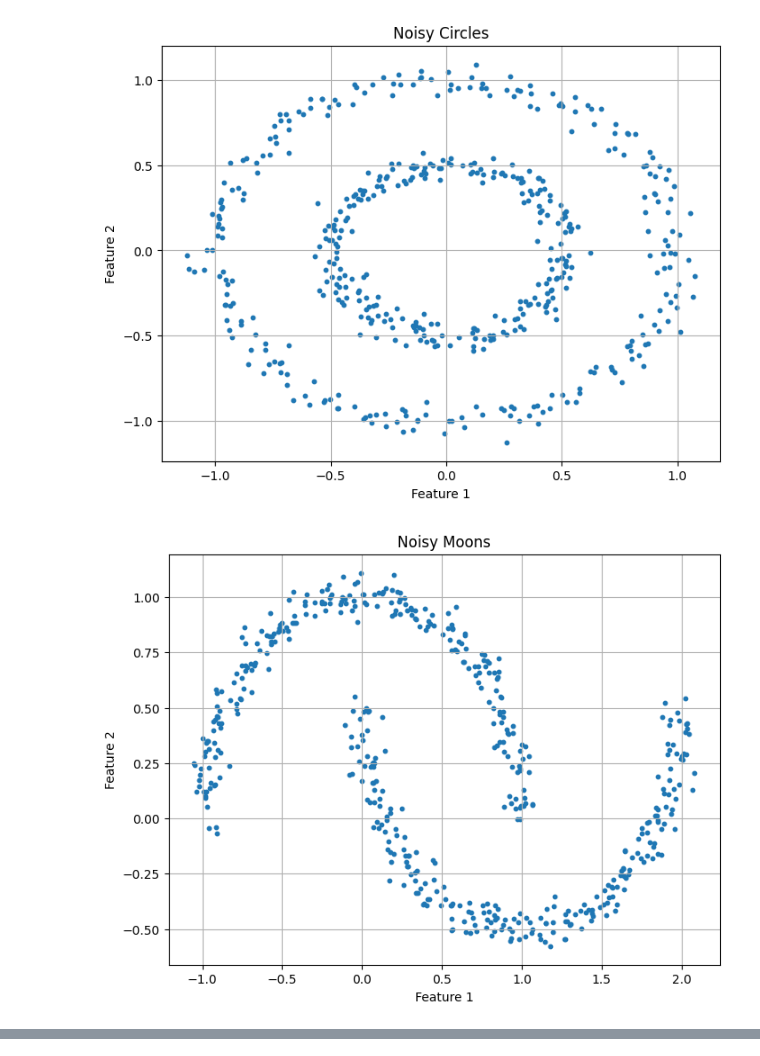
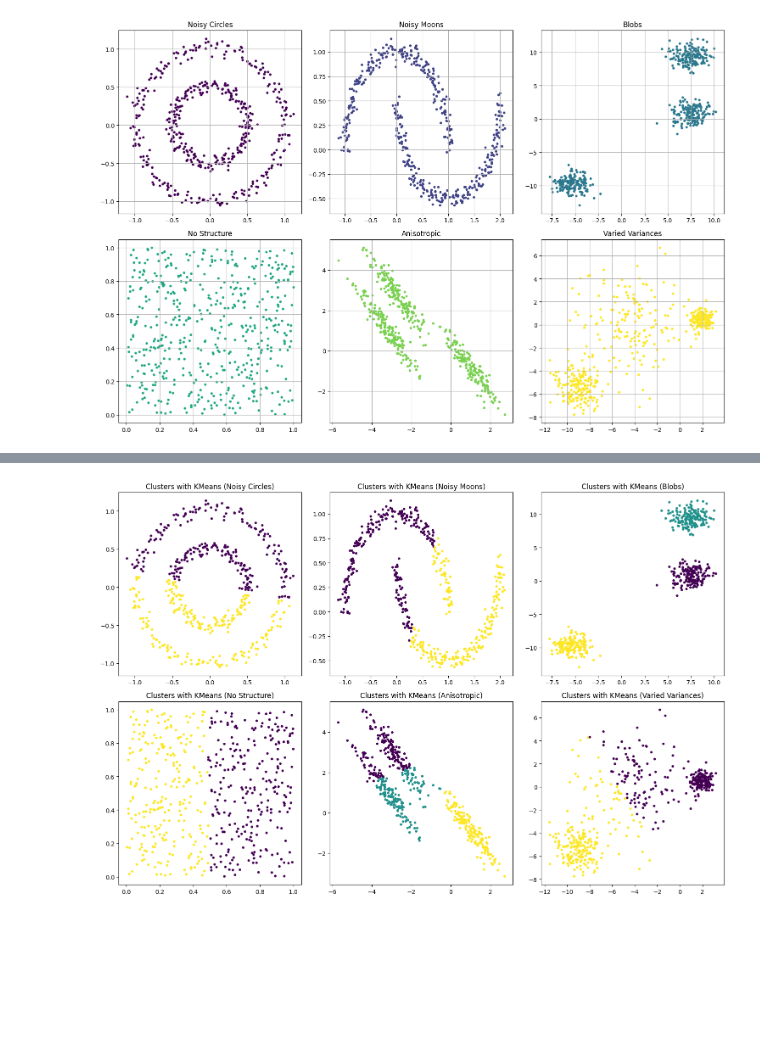
Before and after one commit to emarevalog/machine_learning_2, a Jupyter notebook: Task/Task_1/lab2.ipynb, the cells around one changed output, grey strips where cells are left out. Drawn from its saved outputs; the diff is of its cells as text; code cells hidden in the pictures; blank space fills up the shorter version.

Commit message:
kmeans use

```diff
--- a/Task/Task_1/lab2.ipynb
+++ b/Task/Task_1/lab2.ipynb
@@ -24,28 +26,34 @@ varied = datasets.make_blobs(
 n_samples=n_samples, cluster_std=[1.0, 2.5, 0.5], random_state=random_state
 )
 # %%
+import matplotlib.pyplot as plt
+import numpy as np
+
+
 # Define a function to plot the datasets
-def plot_dataset(X, title):
-    plt.figure(figsize=(8, 6))
-    plt.scatter(X[:, 0], X[:, 1], s=10)
-    plt.title(title)
-    plt.xlabel('Feature 1')
-    plt.ylabel('Feature 2')
-    plt.grid(True)
-    plt.show()
+def plot_dataset(ax, X, title, color_map):
+    ax.scatter(X[:, 0], X[:, 1], s=10, c=color_map, cmap='viridis')  # Utiliza la paleta de colores 'viridis'
+    ax.set_title(title)
+    ax.grid(True)
 
 # Plot each dataset
 datasets = [
     ("Noisy Circles", noisy_circles[0]),
     ("Noisy Moons", noisy_moons[0]),
     ("Blobs", blobs[0]),
     ("No Structure", no_structure[0]),
     ("Anisotropic", aniso[0]),
     ("Varied Variances", varied[0])
 ]
 
-for name, data in datasets:
-    plot_dataset(data, name)
+colors = cm.viridis(np.linspace(0, 1, len(datasets)))  # Genera una lista de colores basada en la paleta 'viridis'
+
+fig, axes = plt.subplots(nrows=2, ncols=3, figsize=(15, 10))  # Crea una figura con 3 columnas y 2 filas
+
+for ax, (name, data), color in zip(axes.flatten(), datasets, colors):
+    plot_dataset(ax, data, name, color)
+
+plt.tight_layout()  # Ajusta automáticamente el diseño para evitar superposiciones
+plt.show()
 # %% [output]
-[figure, old version]
+[figure, new version]
-[figure, removed]
@@ -56 +60,39 @@ for name, data in datasets:
+# %%
+# Define a function to apply KMeans clustering and visualize the results
+def visualize_kmeans(ax, kmeans_instance, X, title):
+    # Fit the model to the data
+    kmeans_instance.fit(X)
+
+    # Get the cluster labels
+    labels = kmeans_instance.labels
+
+    # Visualize the results
+    ax.scatter(X[:, 0], X[:, 1], c=labels, cmap='viridis', s=10)
+    ax.set_title(f'Clusters with KMeans ({title})')
+
+# Define the datasets
+datasets = [
+    ("Noisy Circles", noisy_circles[0]),
+    ("Noisy Moons", noisy_moons[0]),
+    ("Blobs", blobs[0]),
+    ("No Structure", no_structure[0]),
+    ("Anisotropic", aniso[0]),
+    ("Varied Variances", varied[0])
+]
+
+# Create subplots
+fig, axes = plt.subplots(nrows=2, ncols=3, figsize=(15, 10))
+
+# Apply KMeans and visualize the results for each dataset
+for (name, data), ax in zip(datasets, axes.flatten()):
+    if name in ["Blobs", "Anisotropic"]:
+        kmeans_instance = KMeans(n_clusters=3)
+    else:
+        kmeans_instance = KMeans(n_clusters=2)
+    visualize_kmeans(ax, kmeans_instance, data, name)
+
+plt.tight_layout()
+plt.show()
+# %% [output]
+[figure, added]
 # %%
```
Also changed, not shown: parts of 5 cells of this notebook, 1 other file.
